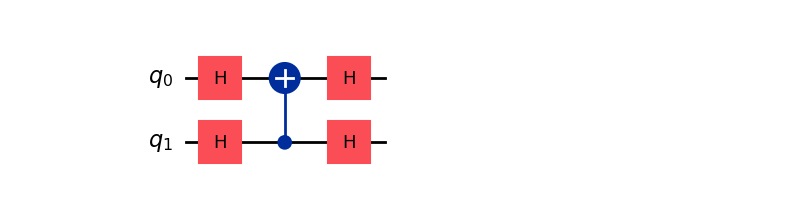
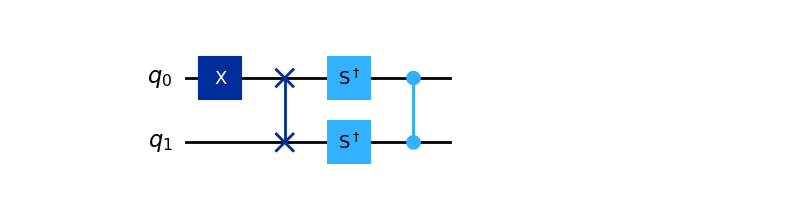
Before and after one commit to Totoratsu/iQuHack-2025, a Jupyter notebook: circuits.ipynb, the cells around one changed output. Cells and saved outputs as stored; diff of their text form; code cells hidden in the pictures.

```diff
--- a/circuits.ipynb
+++ b/circuits.ipynb
@@ -31,15 +96,18 @@ qc1.draw(output="mpl", style="iqp")
 # %%
 qc2 = QuantumCircuit(2)
 
-qc2.h(0)
-qc2.h(1)
-qc2.cx(1, 0)
-qc2.h(1)
-qc2.h(0)
+qc2.x(0)
+
+qc2.swap(0, 1)
+
+qc2.sdg(0)
+qc2.sdg(1)
+
+qc2.cz(0, 1)
 
 qc2.draw(output="mpl", style="iqp")
 # %% [output]
-[figure, old version]
+[figure, new version]
 # %%
 qcec.verify(qc1, qc2)
 # %% [output]
```
Also changed, not shown: parts of 15 cells of this notebook, 1 other file.
